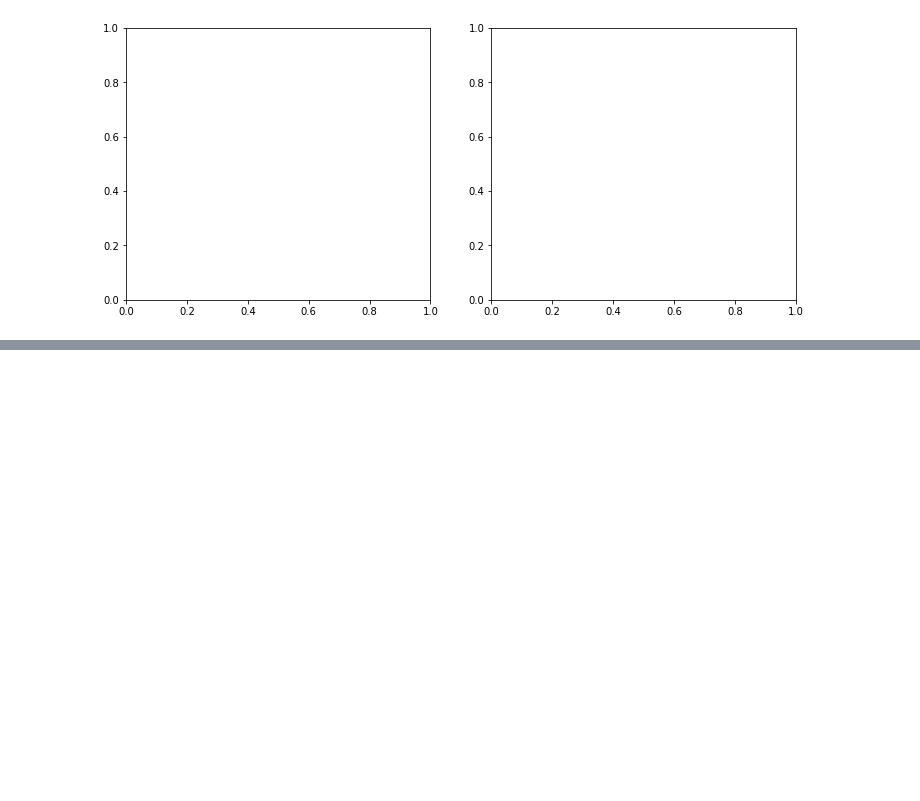
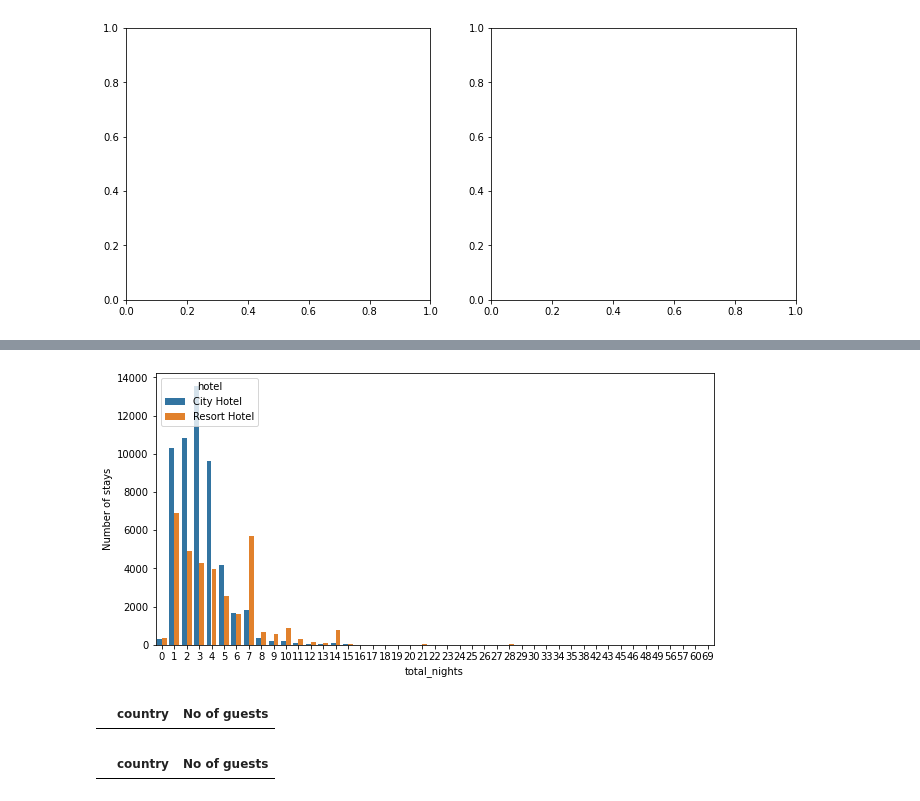
Before and after one commit to Meghanah97/Individual-project-hotel-booking-analysis, a Jupyter notebook: Hotel_Booking_Analysis_Capstone_Project.ipynb, the cells around one changed output, grey strips where cells are left out. Drawn from its saved outputs; the diff is of its cells as text; code cells hidden in the pictures; blank space fills up the shorter version.

```diff
--- a/Hotel_Booking_Analysis_Capstone_Project.ipynb
+++ b/Hotel_Booking_Analysis_Capstone_Project.ipynb
@@ -534,3 +539,7 @@ fig.savefig("figures/cancelations_country.png")
 # %% [output]
 TypeError: ignored
 [figure]
+# %%
+
+Hotel_df['total_nights'] = Hotel_df['stays_in_weekend_nights'] + Hotel_df['stays_in_week_nights']
+Hotel_df.head()
@@ -536,0 +554,5 @@ TypeError: ignored
+# %%
+stay = Hotel_df.groupby(['total_nights', 'hotel']).agg('count').reset_index()
+stay = stay.iloc[:, :3]
+stay = stay.rename(columns={'is_canceled':'Number of stays'})
+stay
@@ -536,0 +573,7 @@ TypeError: ignored
+# %%
+
+
+plt.figure(figsize = (10,5))
+sns.barplot(x = 'total_nights', y = 'Number of stays',data= stay,hue='hotel');
+# %% [output]
+[figure, added]
@@ -536,0 +582,13 @@ TypeError: ignored
+# %%
+country_wise_guests = Hotel_df[Hotel_df['is_canceled'] == 0]['country'].value_counts().reset_index()
+country_wise_guests.columns = ['country', 'No of guests']
+country_wise_guests
+# %% [output]
+|  | country | No of guests |
+# %%
+
+country_wise_guests = Hotel_df[Hotel_df['is_canceled'] == 0]['country'].value_counts().reset_index()
+country_wise_guests.columns = ['country', 'No of guests']
+country_wise_guests
+# %% [output]
+|  | country | No of guests |
```
Also changed, not shown: parts of 6 cells of this notebook.
